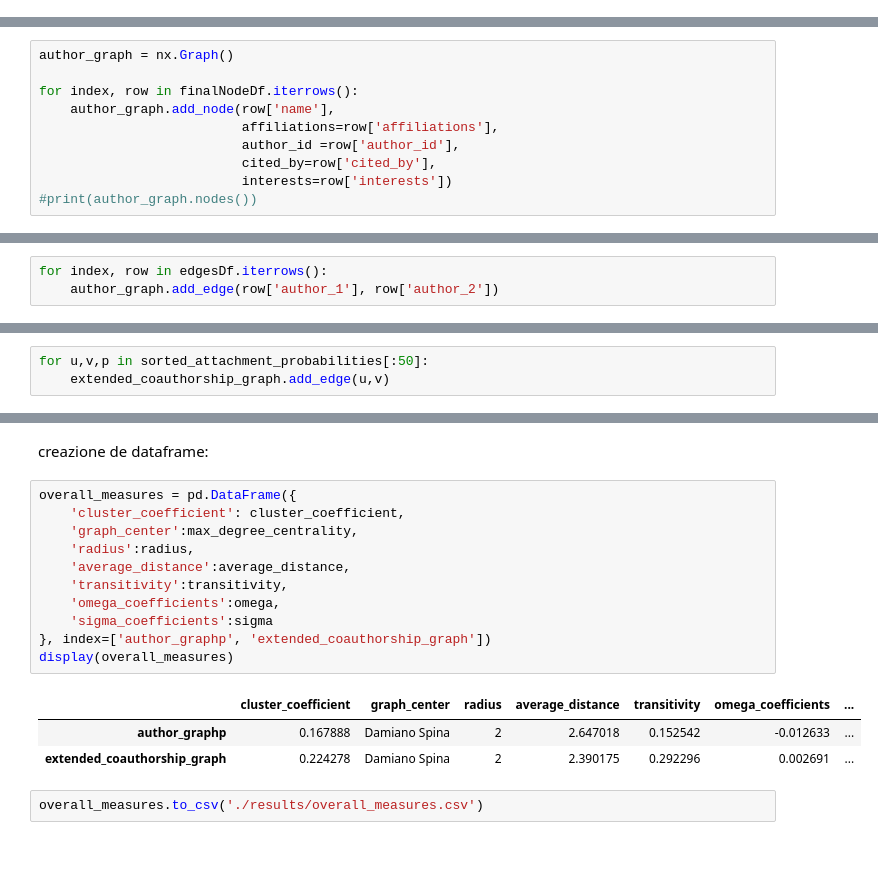
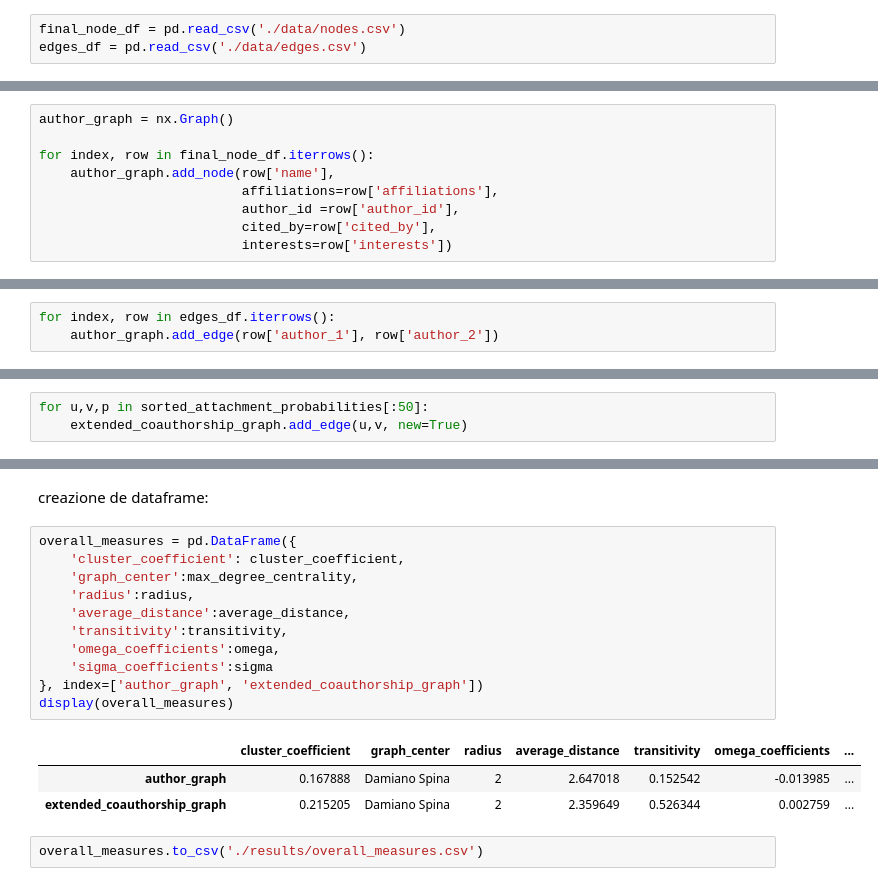
Before and after one commit to TakeOff30/AnalisiGrafoNetworkX, a Jupyter notebook: progetto1_social/progetto1.ipynb, the cells around one changed output, grey strips where cells are left out. Saved outputs shown, nothing was run; the diff lists cells and outputs as text; blank space fills up the shorter version.

```diff
--- a/progetto1_social/progetto1.ipynb
+++ b/progetto1_social/progetto1.ipynb
@@ -291,3 +261,6 @@ finalNodeDf.to_csv('./data/nodes.csv')
+# %%
+final_node_df = pd.read_csv('./data/nodes.csv')
+edges_df = pd.read_csv('./data/edges.csv')
 # %% [markdown]
 ### Terzo punto
 Utilizzando i due DataFrame prodotti:
@@ -304,10 +277,9 @@ creazione del grafo indiretto 'author_graph' utilizzando i dataframe 'finalNodeD
 # %%
 author_graph = nx.Graph()
 
-for index, row in finalNodeDf.iterrows():
+for index, row in final_node_df.iterrows():
     author_graph.add_node(row['name'],
                           affiliations=row['affiliations'],
                           author_id =row['author_id'],
                           cited_by=row['cited_by'],
                           interests=row['interests'])
-#print(author_graph.nodes())
@@ -317,3 +286,3 @@ Università Degli Studi Di Udine
 # %%
-for index, row in edgesDf.iterrows():
+for index, row in edges_df.iterrows():
     author_graph.add_edge(row['author_1'], row['author_2'])
@@ -383,7 +348,7 @@ extended_coauthorship_graph = loaded_graph
 aggiunta dei 50 archi più probabili al grafo originale:
 # %%
 for u,v,p in sorted_attachment_probabilities[:50]:
-    extended_coauthorship_graph.add_edge(u,v)
+    extended_coauthorship_graph.add_edge(u,v, new=True)
 # %% [markdown]
 display del grafo compresivo dei nuovi archi
 # %%
@@ -469,18 +432,18 @@ creazione de dataframe:
 # %%
 overall_measures = pd.DataFrame({
     'cluster_coefficient': cluster_coefficient,
     'graph_center':max_degree_centrality,
     'radius':radius,
     'average_distance':average_distance,
     'transitivity':transitivity,
     'omega_coefficients':omega,
     'sigma_coefficients':sigma
-}, index=['author_graphp', 'extended_coauthorship_graph'])
+}, index=['author_graph', 'extended_coauthorship_graph'])
 display(overall_measures)
 # %% [output]
 |  | cluster_coefficient | graph_center | radius | average_distance | transitivity | omega_coefficients | ... |
-| author_graphp | 0.167888 | Damiano Spina | 2 | 2.647018 | 0.152542 | -0.012633 | ... |
-| extended_coauthorship_graph | 0.224278 | Damiano Spina | 2 | 2.390175 | 0.292296 | 0.002691 | ... |
+| author_graph | 0.167888 | Damiano Spina | 2 | 2.647018 | 0.152542 | -0.013985 | ... |
+| extended_coauthorship_graph | 0.215205 | Damiano Spina | 2 | 2.359649 | 0.526344 | 0.002759 | ... |
 # %%
 overall_measures.to_csv('./results/overall_measures.csv')
 # %% [markdown]
```
Also changed, not shown: parts of 30 cells of this notebook, 9 other files.
